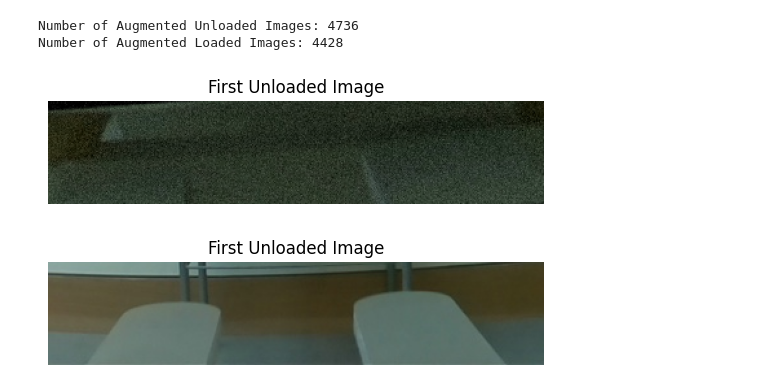
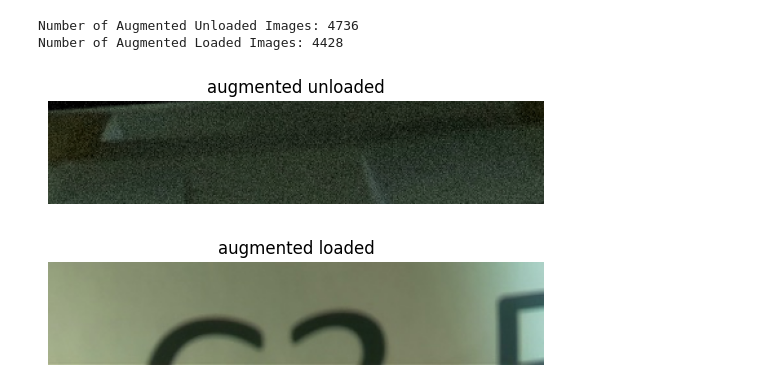
Before and after one commit to SiyaSalekar/PalletPrediction, a Jupyter notebook: main.ipynb, the cells around one changed output. Cells and saved outputs as stored; diff of their text form; code cells hidden in the pictures.

```diff
--- a/main.ipynb
+++ b/main.ipynb
@@ -260,13 +260,13 @@ Number of Augmented Unloaded Images: 4736
 Number of Augmented Loaded Images: 4428
 # %%
 plt.imshow(cv2.cvtColor(augmented_unloaded_images[1111], cv2.COLOR_BGR2RGB))
-plt.title("First Unloaded Image")
+plt.title("augmented unloaded")
 plt.axis('off')
 plt.show()
-plt.imshow(cv2.cvtColor(augmented_unloaded_images[44], cv2.COLOR_BGR2RGB))
-plt.title("First Unloaded Image")
+plt.imshow(cv2.cvtColor(augmented_loaded_images[3222], cv2.COLOR_BGR2RGB))
+plt.title("augmented loaded")
 plt.axis('off')
 plt.show()
 # %% [output]
-[figure, old version]
+[figure, new version]
-[figure, old version]
+[figure, new version]
```
Also changed, not shown: parts of 1 cell of this notebook.
